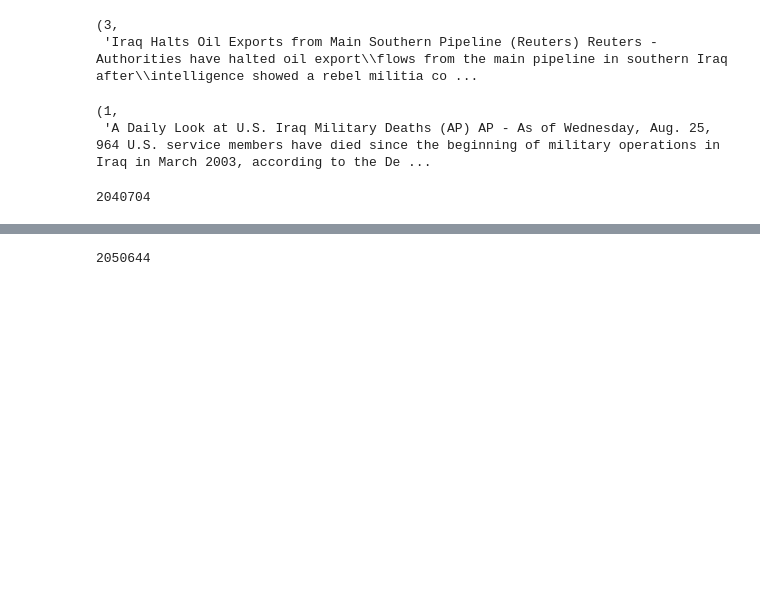
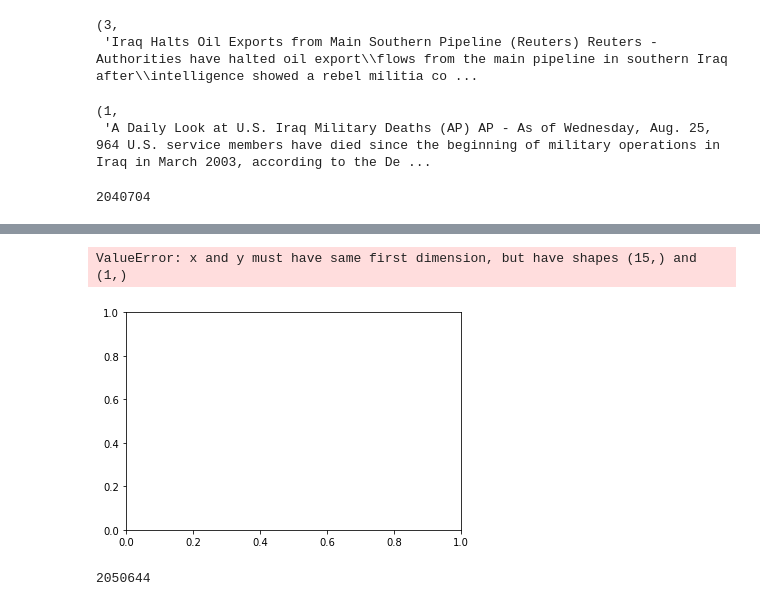
Before and after one commit to iociveteres/Neural-Networks, a Jupyter notebook: lab2/lab2_2_rnn.ipynb, the cells around one changed output, grey strips where cells are left out. Drawn from its saved outputs; the diff is of its cells as text; code cells hidden in the pictures; blank space fills up the shorter version.

```diff
--- a/lab2/lab2_2_rnn.ipynb
+++ b/lab2/lab2_2_rnn.ipynb
@@ -130,12 +130,18 @@ def CalcValLossAndAccuracy(model, loss_fn, val_loader):
         Y_shuffled = torch.cat(Y_shuffled)
         Y_preds = torch.cat(Y_preds)
 
-        print("Test Loss  : {:.3f}".format(torch.tensor(losses).mean()))
-        print("Test Acc   : {:.3f}\n".format(accuracy_score(Y_shuffled.detach().cpu().numpy(), Y_preds.detach().cpu().numpy())))
+        b = torch.tensor(losses).mean()
+        c = accuracy_score(Y_shuffled.detach().cpu().numpy(), Y_preds.detach().cpu().numpy())
+        print("Test Loss  : {:.3f}".format(b))
+        print("Test Acc   : {:.3f}\n".format(c))
+        return b, c
 
 def train_model(model, loss_fn, optimizer, train_loader, test_loader, epochs=10, test=False):
     for i in range(1, epochs + 1):
         losses = []
+        a_ = []
+        b_ = []
+        c_ = []
         #for X, Y in tqdm(train_loader):
         for X, Y in train_loader:
             Y_preds = model(X)
@@ -146,9 +152,14 @@ def train_model(model, loss_fn, optimizer, train_loader, test_loader, epochs=10,
             optimizer.zero_grad()
             loss.backward()
             optimizer.step()
-        print("Train Loss : {:.3f}".format(torch.tensor(losses).mean()))
+        a = torch.tensor(losses).mean()
+        a_.append(a.item())
+        print("Train Loss : {:.3f}".format(a))
         if test:
-            CalcValLossAndAccuracy(model, loss_fn, test_loader)
+            b, c = CalcValLossAndAccuracy(model, loss_fn, test_loader)
+            b_.append(b.item())
+            c_.append(c.item())
+    return a_, b_, c_
 
 def make_predictions(model, loader):
     Y_shuffled, Y_preds = [], []
@@ -269,3 +280,13 @@ Confusion Matrix :
+# %%
+t = range(1, 16)
+plt.figure()
+plt.plot(t, a, label='train loss')
+plt.plot(t, b, label ='test loss')
+plt.legend(loc='best')
+plt.show()
+# %% [output]
+ValueError: x and y must have same first dimension, but have shapes (15,) and (1,)
+[figure, added]
 # %%
 embed_len = max_words
 hidden_dim_1 = 40
```
Also changed, not shown: parts of 10 cells of this notebook, 1 other file.
